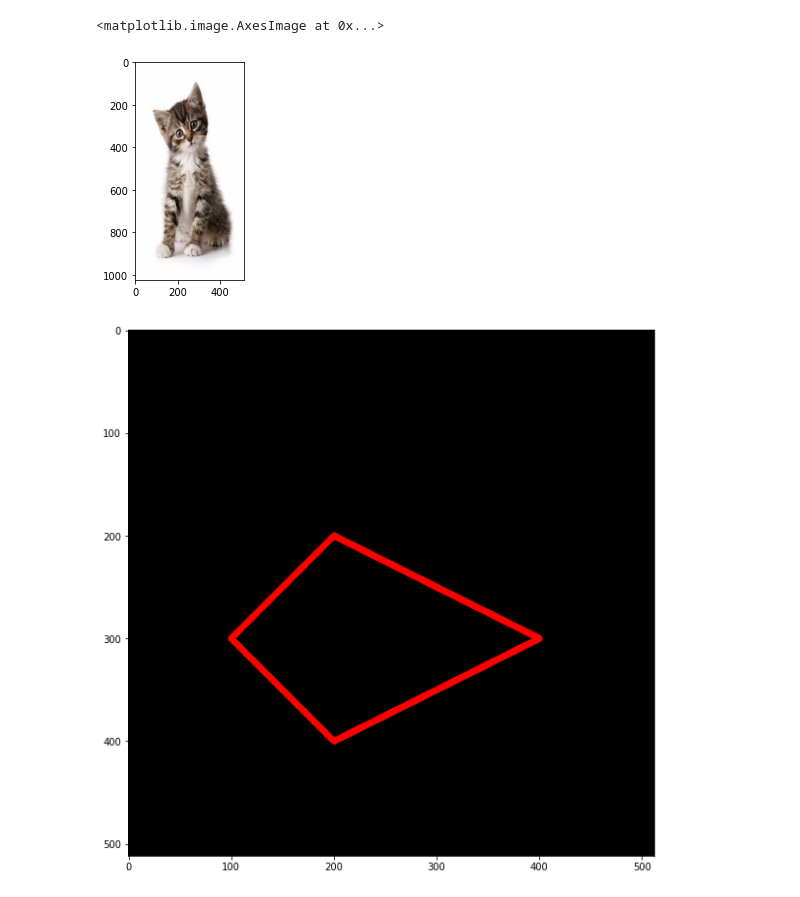
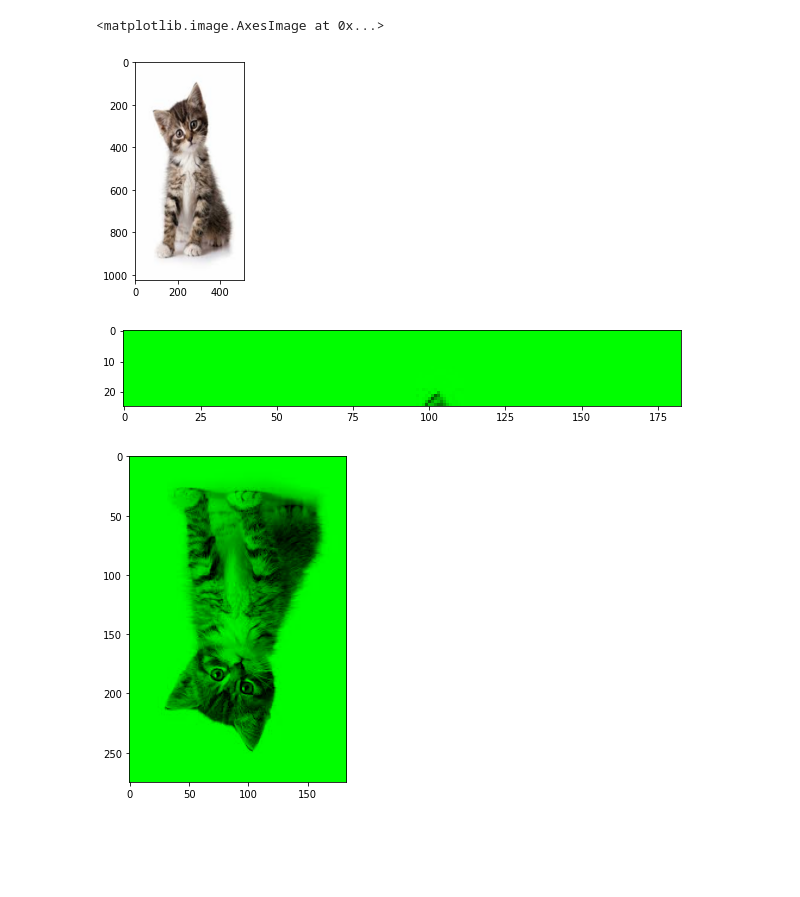
Before and after one commit to Enggarrahayu/PCVK_Genap_2021, a Jupyter notebook: week2.ipynb, the cells around one changed output. Cells and saved outputs as stored; diff of their text form; code cells hidden in the pictures; blank space fills up the shorter version.

```diff
--- a/week2.ipynb
+++ b/week2.ipynb
@@ -36,33 +36,59 @@ plt.imshow(black_img)
 cv.rectangle(black_img,pt1=(384,0),pt2=(510,150),color=(0,255,0),thickness=10)
 plt.imshow(black_img)
 
 cv.rectangle(black_img,pt1=(200,200),pt2=(300,300),color=(0,0,255),thickness=15)
 plt.imshow(black_img)
 
 cv.circle(black_img,center=(100,100),radius=50,color=(255,0,0),thickness=8)
 plt.imshow(black_img)
 
 cv.line(black_img,pt1=(0,0),pt2=(512,512),color=(255,255,255),thickness=5)
 plt.imshow(black_img)
 
 font = cv.FONT_HERSHEY_SIMPLEX
 cv.putText(black_img,text='Hello',org=(10,500),fontFace=font,fontScale=4,color=(255,255,0),thickness=2,lineType=cv.LINE_AA)
 plt.imshow(black_img)
 
 black_img2=np.zeros(shape=(512,512,3),dtype=np.int32)
 plt.imshow(black_img2)
 
 vertices = np.array([[100,300],[200,200],[400,300],[200,400]],dtype=np.int32)
 vertices
 
 pts = vertices.reshape((-1,1,2))
 pts
 
 cv.polylines(black_img2,[pts],isClosed=True,color=(255,0,0),thickness=5)
 plt.imshow(black_img2)
+
+img = img.copy()
+img[:,:,2] = 0
+plt.imshow(img)
+
+img_gb = img
+img_gb[:,:,0] = 0
+plt.imshow(img_gb)
+
+img_k = img[10:100,10:100]
+plt.imshow(img_k)
+
+plt.imshow(img[5:30])
+
+img_square = cv.cvtColor(img, cv.COLOR_BGR2RGB)
+cv.rectangle(img_square, pt1=(250,300),pt2=(80,150),color=(100,255,255), thickness=25)
+cv.rectangle(img_square, pt1=(100,100),pt2=(150,150),color=(100,255,255), thickness=25)
+cv.rectangle(img_square, pt1=(50,175),pt2=(400,150),color=(100,255,255), thickness=25)
+cv.rectangle(img_square, pt1=(200,125),pt2=(300,150),color=(100,255,255), thickness=25)
+cv.rectangle(img_square, pt1=(100,150),pt2=(200,150),color=(100,255,255), thickness=25)
+
+img_flip = cv.flip(cv.cvtColor(img, cv.COLOR_BGR2RGB),0)
+fig = plt.figure(figsize = (6,6))
+ax = fig.add_subplot(111)
+ax.imshow(img_flip)
 # %% [output]
 <matplotlib.image.AxesImage at 0x...>
 [figure]
-[figure, old version]
+[figure, new version]
+[figure, added]
 # %%
 ()
```
